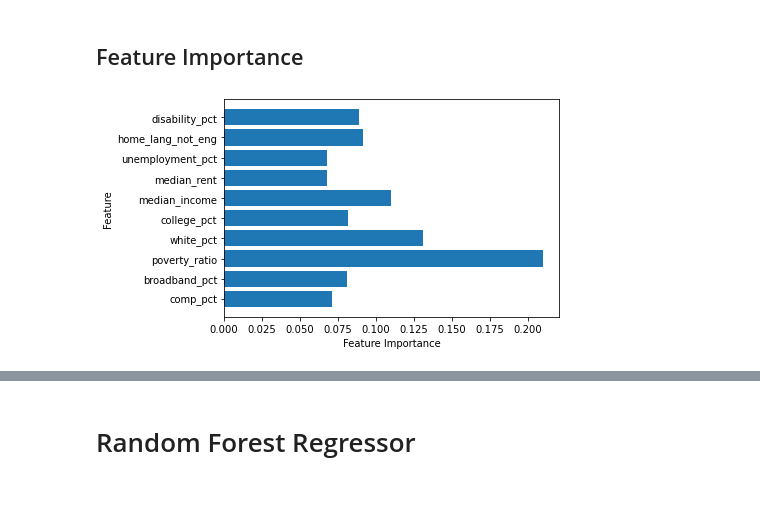
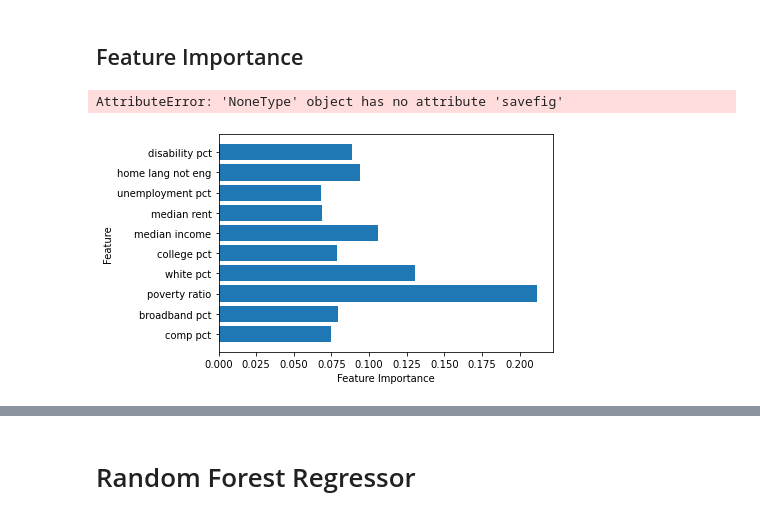
Before and after one commit to anewt225/Decoding-the-Digital-Divide, a Jupyter notebook: notebooks/model_new.ipynb, the cells around one changed output, grey strips where cells are left out. Drawn from its saved outputs; the diff is of its cells as text; code cells hidden in the pictures.

```diff
--- a/notebooks/model_new.ipynb
+++ b/notebooks/model_new.ipynb
@@ -60,3 +203,7 @@ Data columns (total 13 columns):
  12  composite_score    9988 non-null   float64
 dtypes: float64(9), int64(4)
 memory usage: 1.1+ MB
+# %%
+divide_data['median_income']  = divide_data[divide_data['median_income']>0]
+# %%
+divide_data['median_rent'] = divide_data[divide_data['median_rent']>0]
@@ -62,0 +233,2 @@ memory usage: 1.1+ MB
+# %%
+divide_data.dropna(inplace=True)
@@ -187,13 +392,15 @@ Name: composite_score, Length: 7990, dtype: float64
 def plot_feature_importances(model):
     n_features = divide_prepped.shape[1]
     plt.barh(np.arange(n_features), model.feature_importances_, align='center')
-    plt.yticks(np.arange(n_features), divide.columns)
+    plt.yticks(np.arange(n_features),
+               divide.columns.str.replace('_', ' ', ))
     plt.xlabel('Feature Importance')
     plt.ylabel("Feature")
 # %%
-plot_feature_importances(dt_reg)
+plot_feature_importances(dt_reg).savefig('')
 # %% [output]
+AttributeError: 'NoneType' object has no attribute 'savefig'
-[figure, old version]
+[figure, new version]
 # %%
 dt_importance = dt_reg.feature_importances_
 for i,v in enumerate(dt_importance):
```
Also changed, not shown: parts of 25 cells of this notebook, 10 other files.
